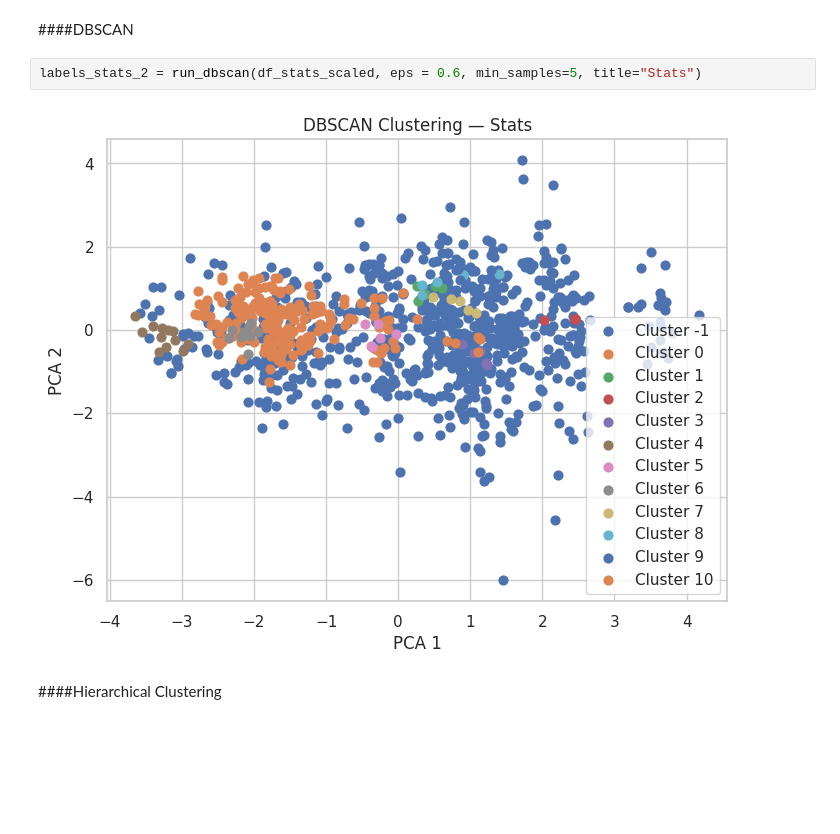
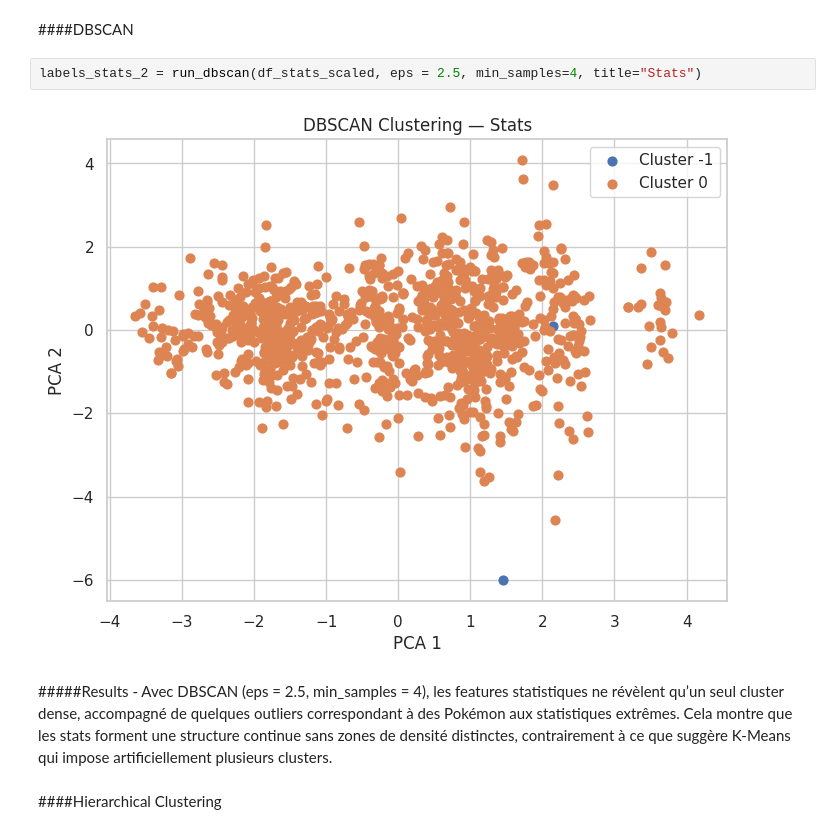
Before and after one commit to NathanaelLUCETTE/projet_ML, a Jupyter notebook: pokemon_clustering_project.ipynb, the cells around one changed output. Cells and saved outputs as stored; diff of their text form; blank space fills up the shorter version.

Commit message:
Add of DBSCAN & Hierarchical clustering

```diff
--- a/pokemon_clustering_project.ipynb
+++ b/pokemon_clustering_project.ipynb
@@ -682,9 +689,13 @@ labels_stats_4 = run_kmeans(df_stats_scaled, 4, title="Stats")
 # %% [markdown]
 ####DBSCAN
 # %%
-labels_stats_2 = run_dbscan(df_stats_scaled, eps = 0.6, min_samples=5, title="Stats")
+labels_stats_2 = run_dbscan(df_stats_scaled, eps = 2.5, min_samples=4, title="Stats")
 # %% [output]
-[figure, old version]
+[figure, new version]
+# %% [markdown]
+#####Results -
+Avec DBSCAN (eps = 2.5, min_samples = 4), les features statistiques ne révèlent qu’un seul cluster dense, accompagné de quelques outliers correspondant à des Pokémon aux statistiques extrêmes.
+Cela montre que les stats forment une structure continue sans zones de densité distinctes, contrairement à ce que suggère K‑Means qui impose artificiellement plusieurs clusters.
 # %% [markdown]
 ####Hierarchical Clustering
 # %%
```
Also changed, not shown: parts of 6 cells of this notebook.
